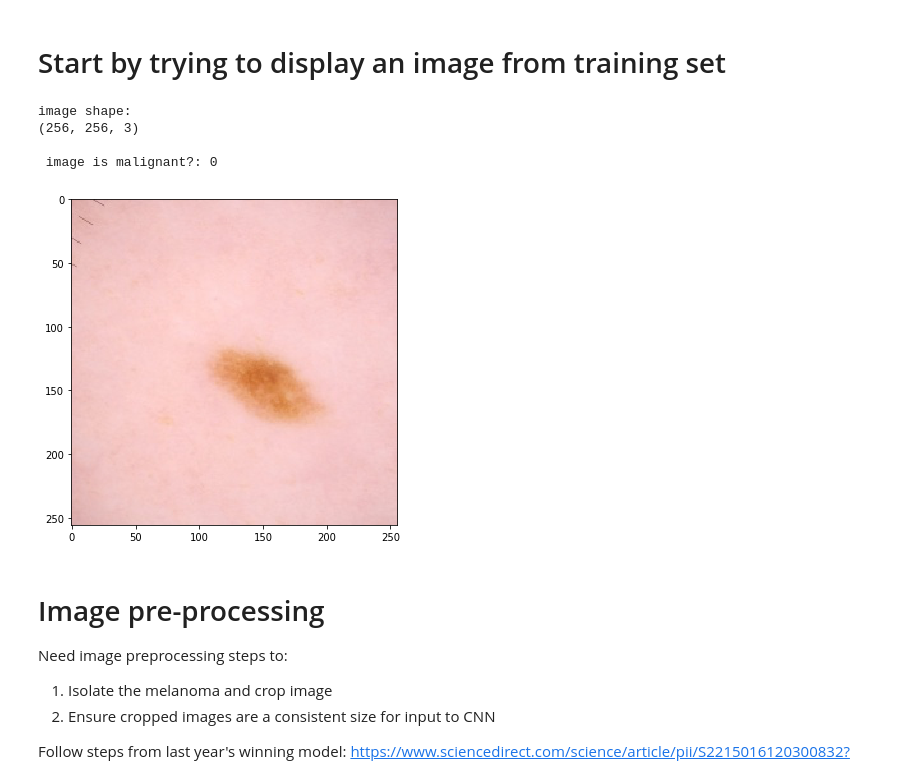
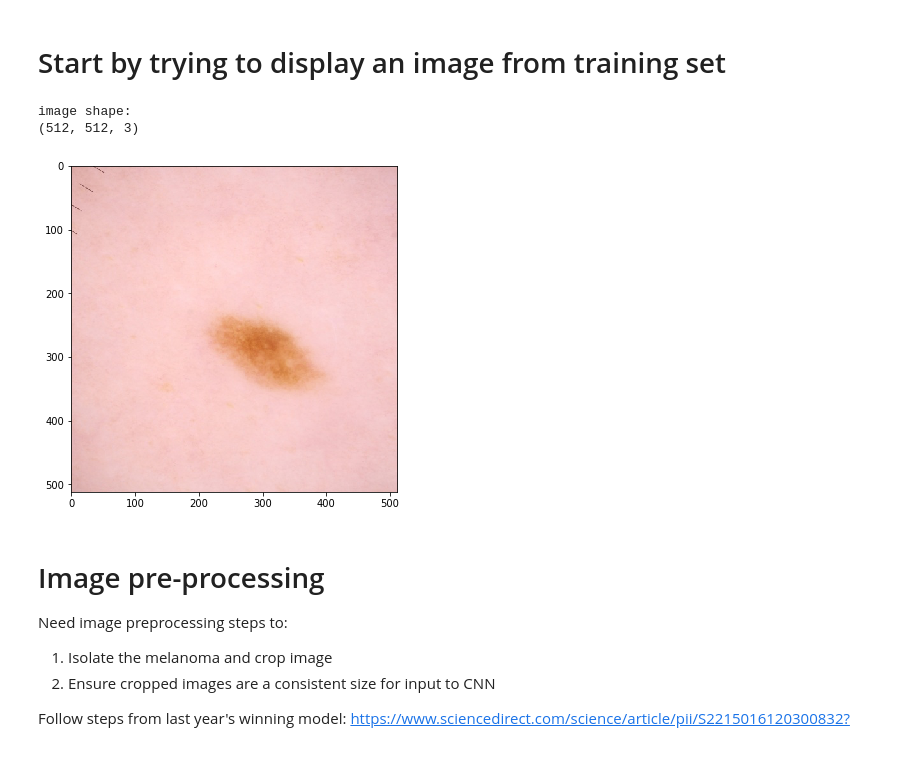
Before and after one commit to JaronThompson/MelanomaKaggleComp, a Jupyter notebook: Notebooks/Image Processing.ipynb, the cells around one changed output. Drawn from its saved outputs; the diff is of its cells as text; code cells hidden in the pictures.

```diff
--- a/Notebooks/Image Processing.ipynb
+++ b/Notebooks/Image Processing.ipynb
@@ -24,7 +24,7 @@ from sklearn.utils.class_weight import compute_class_weight
 This notebook explores the training dataset and puts together a training strategy for the Kaggle hosted SIIM-ISIC melanoma classification competition.
 # %%
 # upload train dataframe
-train_df_allsamples = pd.read_csv("../../data-256/train.csv")
+train_df_allsamples = pd.read_csv("../../data-512/train.csv")
 train_df_allsamples.head()
 # %% [output]
 |  | image_name | patient_id | sex | age_approx | anatom_site_general_challenge | diagnosis | benign_malignant | ... |
@@ -51,30 +51,28 @@ Baseline accuracy is 98.237
 # Start by trying to display an image from training set
 # %%
 # specify path to training data
-train_path = "../../data-256/train/"
+train_path = "../../data-512/train/"
 
 # load all training files
 train_files = [s+".jpg" for s in train_df_allsamples["image_name"].values]
 
 # pull an example
 img_ind = 23
 example = train_path + train_files[img_ind]
 img_name = train_files[img_ind].split(".")[0]
 img = plt.imread(example)
 print("image shape: ")
 print(img.shape)
-print("\n image is malignant?: {}".format(img_to_target[img_name]))
+#print("\n image is malignant?: {}".format(img_to_target[img_name]))
 
 # display
 plt.figure(figsize=(9, 6))
 plt.imshow(img)
 plt.show()
 # %% [output]
 image shape:
-(256, 256, 3)
-
- image is malignant?: 0
+(512, 512, 3)
-[figure, old version]
+[figure, new version]
 # %% [markdown]
 # Image pre-processing
 
```
Also changed, not shown: parts of 7 cells of this notebook, 2 other files.
